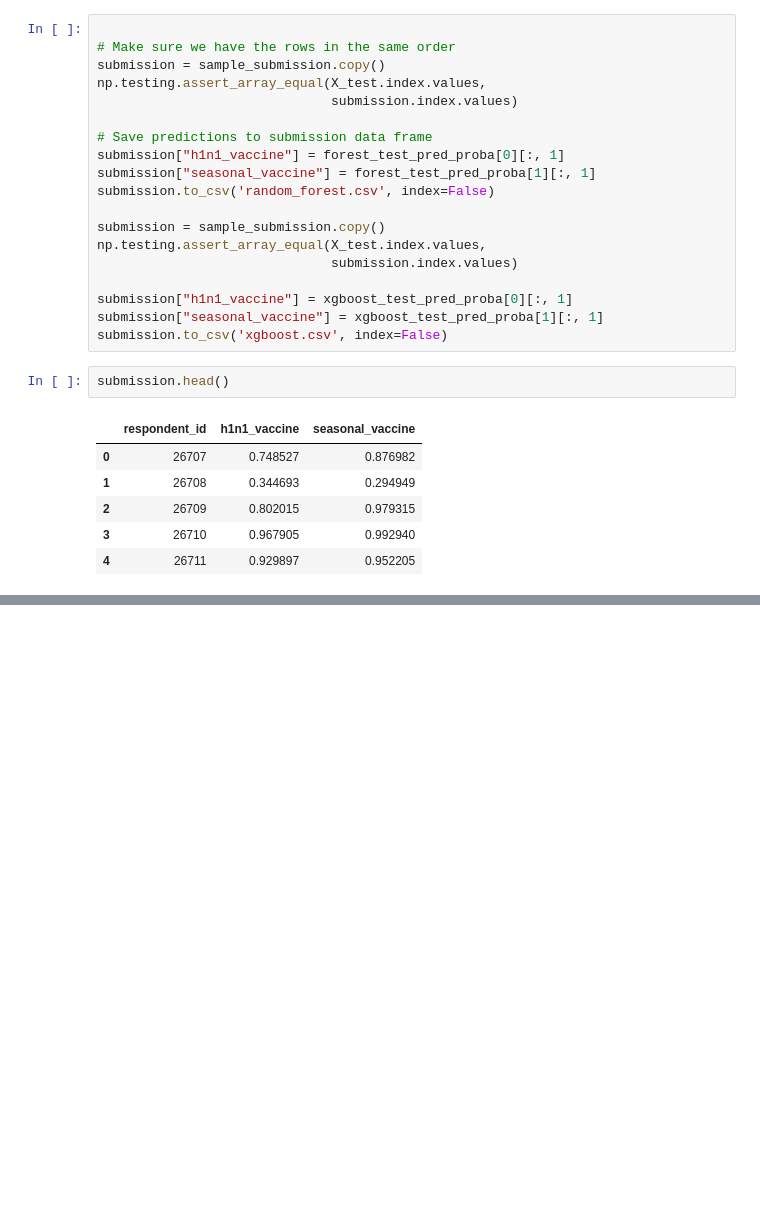
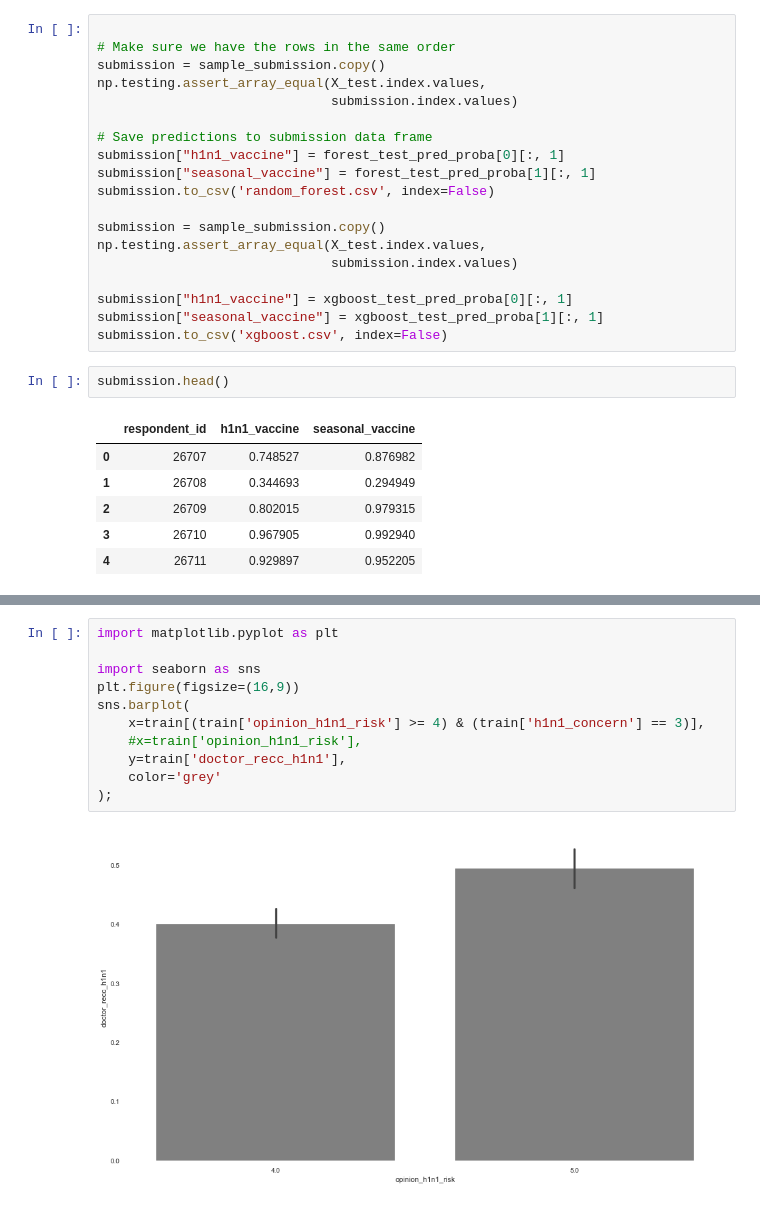
Before and after one commit to mherbert93/predicting-flu-vaccines, a Jupyter notebook: flu_vaccine_model.ipynb, the cells around one changed output, grey strips where cells are left out. Saved outputs shown, nothing was run; the diff lists cells and outputs as text; blank space fills up the shorter version.

```diff
--- a/flu_vaccine_model.ipynb
+++ b/flu_vaccine_model.ipynb
@@ -311,0 +374,13 @@ submission.head()
+# %%
+import matplotlib.pyplot as plt
+
+import seaborn as sns
+plt.figure(figsize=(16,9))
+sns.barplot(
+    x=train[(train['opinion_h1n1_risk'] >= 4) & (train['h1n1_concern'] == 3)],
+    #x=train['opinion_h1n1_risk'],
+    y=train['doctor_recc_h1n1'],
+    color='grey'
+);
+# %% [output]
+[figure, added]
```
Also changed, not shown: parts of 19 cells of this notebook, 3 other files.
